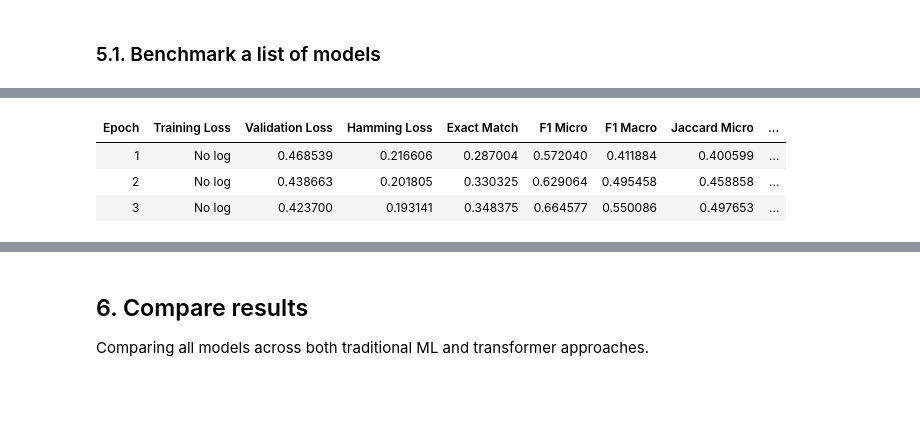
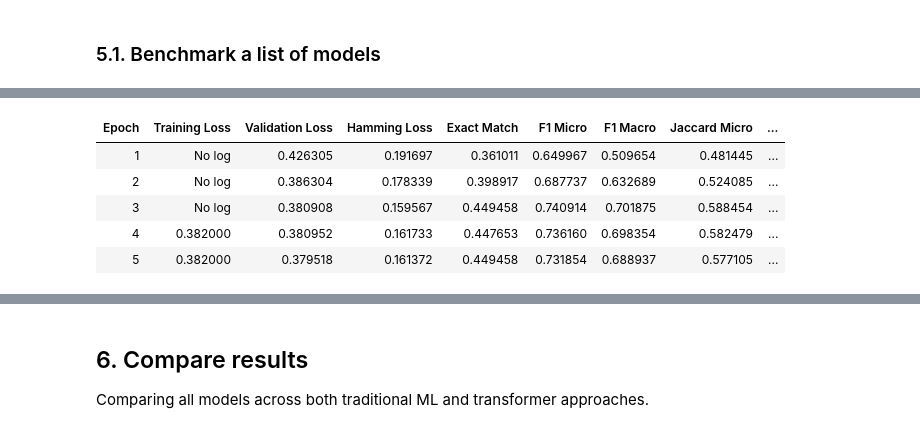
Before and after one commit to s3m3dov/nlp-emotion-detection, a Jupyter notebook: emotion-detection_v2.ipynb, the cells around one changed output, grey strips where cells are left out. Saved outputs shown, nothing was run; the diff lists cells and outputs as text; code cells hidden in the pictures; blank space fills up the shorter version.

```diff
--- a/emotion-detection_v2.ipynb
+++ b/emotion-detection_v2.ipynb
@@ -98,10 +104,11 @@ EMOTIONS = ['anger', 'fear', 'joy', 'sadness', 'surprise']
 # %%
 # Define which transformer models to benchmark
 TRANSFORMER_MODELS = [
+    'roberta-base',
+    'bert-base-uncased',
     'distilbert-base-uncased',
-    'bert-base-uncased',
-    'roberta-base',
-    'cardiffnlp/twitter-roberta-base-emotion-multilabel-latest'
+    'cardiffnlp/twitter-roberta-base-emotion-multilabel-latest',
+    'j-hartmann/emotion-english-distilroberta-base'
 ]
 
 # Define traditional ML model components for grid search
@@ -496,0 +507,6 @@ def prepare_hf_dataset(pandas_df, tokenizer):
+# %%
+label_counts = train_df[EMOTIONS].sum()
+total = len(train_df)
+neg_counts = total - label_counts
+pos_weight = (neg_counts / label_counts).values
+pos_weight = torch.tensor(pos_weight, dtype=torch.float).to(device)
@@ -503,73 +606,32 @@ transformer_results = []
+# %%
+pos_weight = pos_weight.to(device)
 # %%
-# Train and evaluate each transformer model
 for model_name in TRANSFORMER_MODELS:
-    print(f"\n{'='*80}\nTraining model: {model_name}\n{'='*80}")
+    print(f"\n{'='*80}\nTraining base: {model_name}\n{'='*80}")
 
-    # Initialize tokenizer and prepare datasets
+    # Tokenizer + datasets
     tokenizer = AutoTokenizer.from_pretrained(model_name)
     train_ds = prepare_hf_dataset(train_df, tokenizer)
-    val_ds = prepare_hf_dataset(val_df, tokenizer)
+    val_ds   = prepare_hf_dataset(val_df, tokenizer)
 
-    # Initialize model
-    model = AutoModelForSequenceClassification.from_pretrained(
+    # -------- Variant 1: vanilla ----------------------------------
+    vanilla_model = AutoModelForSequenceClassification.from_pretrained(
         model_name,
         num_labels=len(EMOTIONS),
-        problem_type='multi_label_classification',
-        ignore_mismatched_sizes=True  # Handles models with pre-trained classification heads
+        problem_type="multi_label_classification",
+        ignore_mismatched_sizes=True,
     ).to(device)
 
-    # Set up training arguments
-    output_dir = f'results/{model_name.split("/")[-1]}_out'
-    training_args = TrainingArguments(
-        output_dir=output_dir,
-        eval_strategy='epoch',
-        save_strategy='epoch',
-        learning_rate=LEARNING_RATE,
-        per_device_train_batch_size=TRAIN_BATCH_SIZE,
-        per_device_eval_batch_size=EVAL_BATCH_SIZE,
-        num_train_epochs=NUM_TRAIN_EPOCHS,
-        weight_decay=WEIGHT_DECAY,
-        load_best_model_at_end=True,
-        metric_for_best_model='f1_micro',
-        greater_is_better=True,
-    )
 
-    # Initialize trainer
-    trainer = Trainer(
-        model=model,
-        args=training_args,
-        train_dataset=train_ds,
-        eval_dataset=val_ds,
-        tokenizer=tokenizer,
-        data_collator=DataCollatorWithPadding(tokenizer),
-        compute_metrics=compute_metrics_for_trainer
-    )
+    # -------- Variant 2: weighted ---------------------------------
+    weighted_model = WeightedLossModel(
+        model_name=model_name,
+        num_labels=len(EMOTIONS),
+        pos_weight=pos_weight,
+    ).to(device)
 
-    # Train the model
-    trainer.train()
-
-    # Evaluate the model
-    eval_results = trainer.evaluate()
-
-    # Save raw evaluation results
-    raw_eval_results.append({
-        'model': model_name,
-        'results': eval_results
-    })
-
-    # Store processed metrics
-    metrics = {
-        'model': model_name,
-        'f1_micro': eval_results.get('eval_f1_micro', float('nan')),
-        'f1_macro': eval_results.get('eval_f1_macro', float('nan')),
-        'exact_match': eval_results.get('eval_exact_match', float('nan')),
-        'hamming_loss': eval_results.get('eval_hamming_loss', float('nan')),
-        'epoch': NUM_TRAIN_EPOCHS
-    }
-    transformer_results.append(metrics)
-
-    # Save the model
-    trainer.save_model(output_dir)
-    print(f"Model saved to {output_dir}")
+    # Run experiments for both variants
+    run_experiment(vanilla_model, "vanilla", model_name)
+    run_experiment(weighted_model, "weighted", model_name)
 # %% [output]
 ================================================================================
@@ -581,7 +645,9 @@ You should probably TRAIN this model on a down-stream task to be able to use it
 | Epoch | Training Loss | Validation Loss | Hamming Loss | Exact Match | F1 Micro | F1 Macro | Jaccard Micro | ... |
-| 1 | No log | 0.468539 | 0.216606 | 0.287004 | 0.572040 | 0.411884 | 0.400599 | ... |
-| 2 | No log | 0.438663 | 0.201805 | 0.330325 | 0.629064 | 0.495458 | 0.458858 | ... |
-| 3 | No log | 0.423700 | 0.193141 | 0.348375 | 0.664577 | 0.550086 | 0.497653 | ... |
+| 1 | No log | 0.426305 | 0.191697 | 0.361011 | 0.649967 | 0.509654 | 0.481445 | ... |
+| 2 | No log | 0.386304 | 0.178339 | 0.398917 | 0.687737 | 0.632689 | 0.524085 | ... |
+| 3 | No log | 0.380908 | 0.159567 | 0.449458 | 0.740914 | 0.701875 | 0.588454 | ... |
+| 4 | 0.382000 | 0.380952 | 0.161733 | 0.447653 | 0.736160 | 0.698354 | 0.582479 | ... |
+| 5 | 0.382000 | 0.379518 | 0.161372 | 0.449458 | 0.731854 | 0.688937 | 0.577105 | ... |
               precision    recall  f1-score   support
 
        anger       0.00      0.00      0.00        72
```
Also changed, not shown: parts of 19 cells of this notebook, 1 other file.
